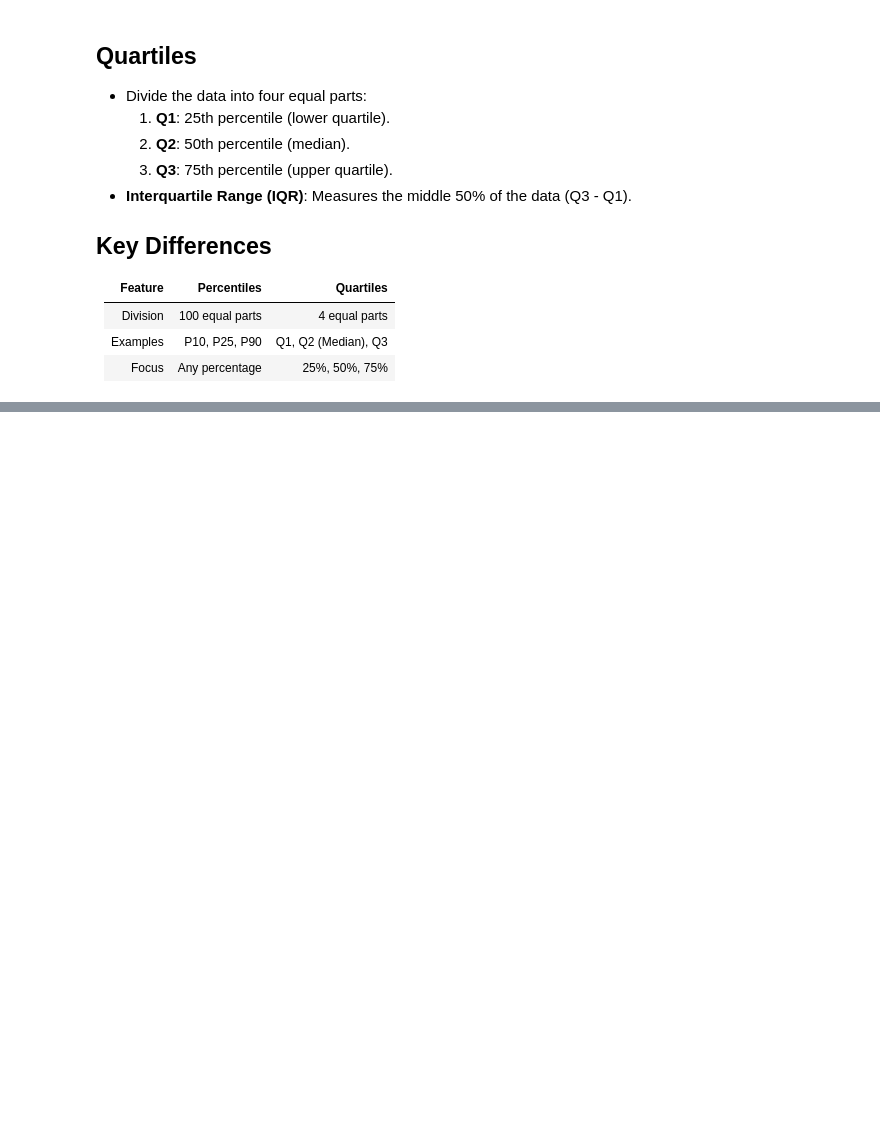
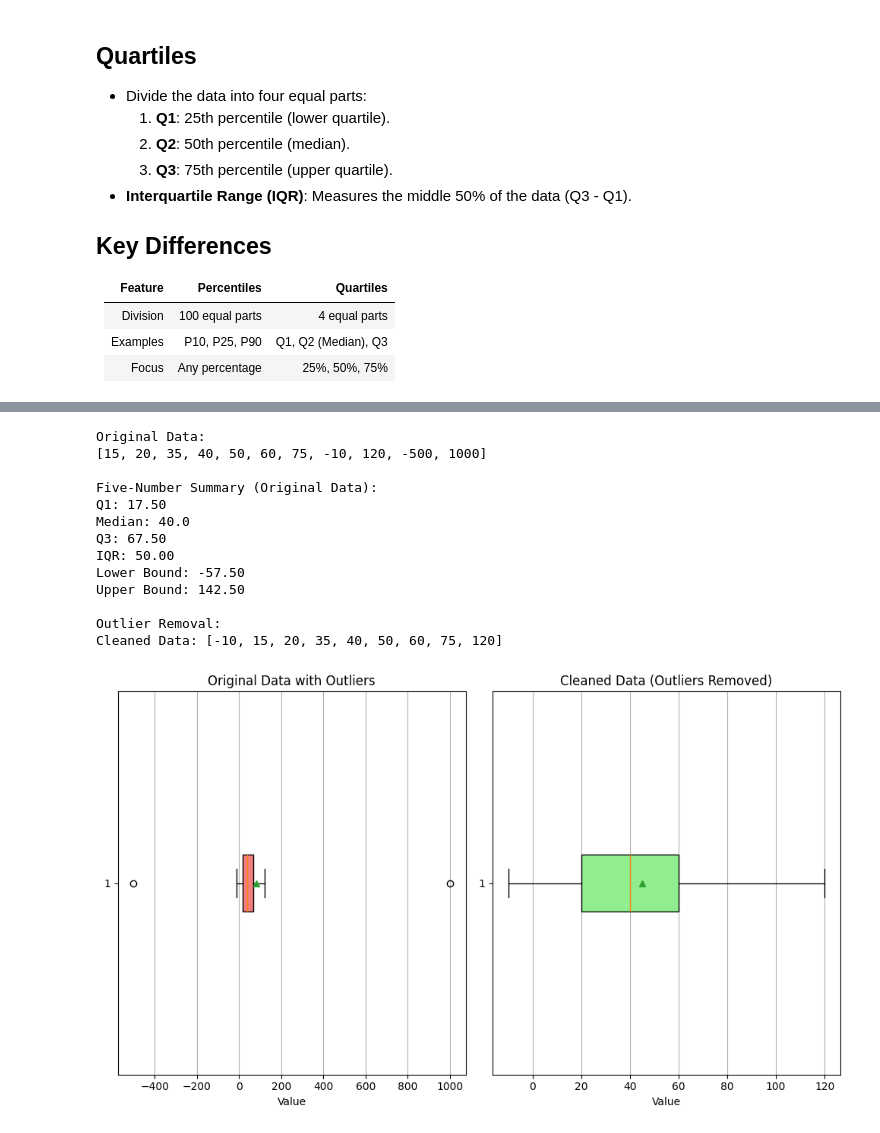
Before and after one commit to SURESHBEEKHANI/Statistics-For-Data-Science-learining, a Jupyter notebook: Intermediate_Statistics.ipynb, the cells around one changed output, grey strips where cells are left out. Drawn from its saved outputs; the diff is of its cells as text; code cells hidden in the pictures; blank space fills up the shorter version.

```diff
--- a/Intermediate_Statistics.ipynb
+++ b/Intermediate_Statistics.ipynb
@@ -264,0 +171,75 @@ Is 30 an Outlier? No
+# %%
+import numpy as np  # Importing NumPy for numerical operations like calculating percentiles
+import matplotlib.pyplot as plt  # Importing Matplotlib for plotting visualizations (like box plots)
+
+# Sample dataset with added outliers
+data = [15, 20, 35, 40, 50, 60, 75, -10, 120, -500, 1000]  # List containing the data values, including some outliers.
+
+# Sort the data to ensure the dataset is ordered
+sorted_data = sorted(data)  # Sorting the data in ascending order to make calculations easier.
+
+# Five-number summary
+q1 = np.percentile(sorted_data, 25)  # First quartile (25th percentile), representing the data point below which 25% of the data fall.
+median = np.median(sorted_data)  # Median (50th percentile), the middle value separating the higher half from the lower half of the dataset.
+q3 = np.percentile(sorted_data, 75)  # Third quartile (75th percentile), the data point below which 75% of the data fall.
+
+# Detecting outliers using the IQR method
+iqr = q3 - q1  # Interquartile range (IQR) is the difference between Q3 and Q1. It represents the spread of the middle 50% of the data.
+lower_bound = q1 - 1.5 * iqr  # Lower bound for outlier detection. Values below this are considered outliers.
+upper_bound = q3 + 1.5 * iqr  # Upper bound for outlier detection. Values above this are considered outliers.
+
+# Remove outliers by filtering the data to only include values within the calculated bounds
+cleaned_data = [x for x in sorted_data if lower_bound <= x <= upper_bound]  # A list comprehension that includes only the values within the bounds.
+
+# Display results
+print("Original Data:")  # Print header for the original data
+print(data)  # Print the original dataset
+
+print("\nFive-Number Summary (Original Data):")  # Print header for the five-number summary
+print(f"Q1: {q1:.2f}")  # Print the first quartile with two decimal points
+print(f"Median: {median}")  # Print the median
+print(f"Q3: {q3:.2f}")  # Print the third quartile with two decimal points
+print(f"IQR: {iqr:.2f}")  # Print the interquartile range with two decimal points
+print(f"Lower Bound: {lower_bound:.2f}")  # Print the lower bound with two decimal points
+print(f"Upper Bound: {upper_bound:.2f}")  # Print the upper bound with two decimal points
+
+print("\nOutlier Removal:")  # Print header for the outlier removal section
+print(f"Cleaned Data: {cleaned_data}")  # Print the data after outliers have been removed
+
+# Box plot visualization
+plt.figure(figsize=(10, 6))  # Create a figure for plotting, specifying the size of the plot.
+
+# Plot the box plot for the original data with outliers
+plt.subplot(1, 2, 1)  # Create the first subplot (for original data).
+plt.boxplot(data, vert=False, patch_artist=True, boxprops=dict(facecolor="lightcoral"), showmeans=True)  # Box plot for original data with a coral color.
+plt.title("Original Data with Outliers")  # Title of the first plot
+plt.xlabel("Value")  # Label for the x-axis
+plt.grid(axis="x")  # Display gridlines along the x-axis
+
+# Plot the box plot for the cleaned data without outliers
+plt.subplot(1, 2, 2)  # Create the second subplot (for cleaned data).
+plt.boxplot(cleaned_data, vert=False, patch_artist=True, boxprops=dict(facecolor="lightgreen"), showmeans=True)  # Box plot for cleaned data with a light green color.
+plt.title("Cleaned Data (Outliers Removed)")  # Title of the second plot
+plt.xlabel("Value")  # Label for the x-axis
+plt.grid(axis="x")  # Display gridlines along the x-axis
+
+# Adjust the layout to prevent overlap of the subplots
+plt.tight_layout()  # Adjust subplots to fit in the figure area without overlap
+
+# Display the plots
+plt.show()  # Show the box plot visualizations
+# %% [output]
+Original Data:
+[15, 20, 35, 40, 50, 60, 75, -10, 120, -500, 1000]
+
+Five-Number Summary (Original Data):
+Q1: 17.50
+Median: 40.0
+Q3: 67.50
+IQR: 50.00
+Lower Bound: -57.50
+Upper Bound: 142.50
+
+Outlier Removal:
+Cleaned Data: [-10, 15, 20, 35, 40, 50, 60, 75, 120]
+[figure, added]
```
Also changed, not shown: parts of 6 cells of this notebook.
